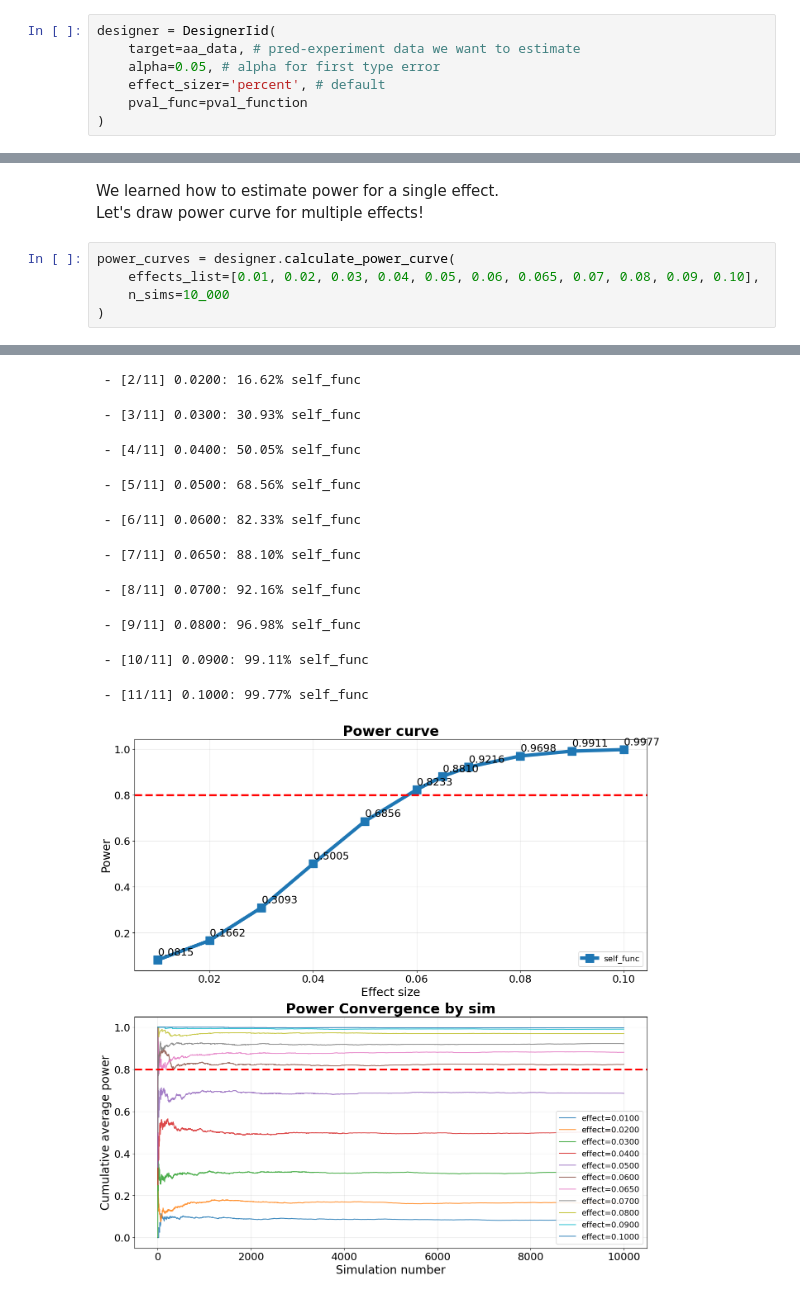
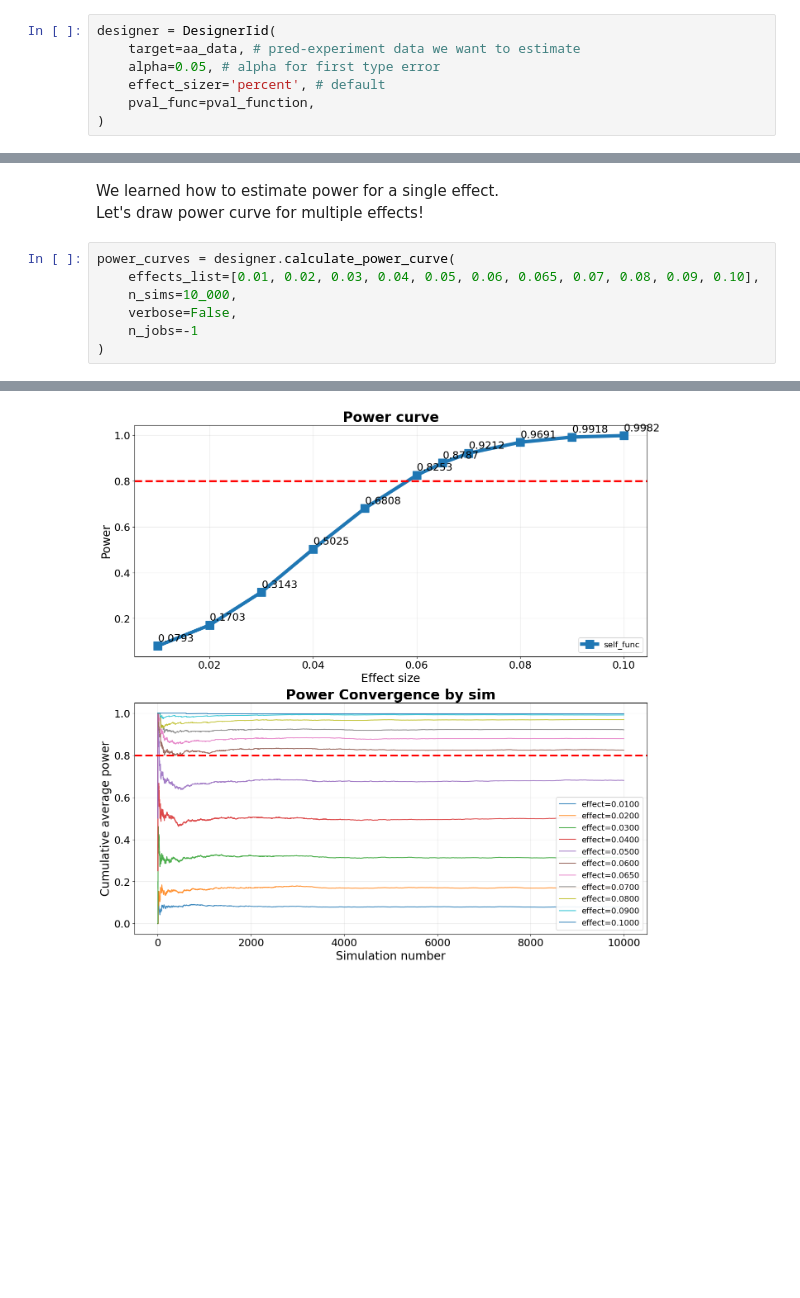
Before and after one commit to sslastochkin/mcab, a Jupyter notebook: docs/tutorial/01_first_steps.ipynb, the cells around one changed output, grey strips where cells are left out. Saved outputs shown, nothing was run; the diff lists cells and outputs as text; blank space fills up the shorter version.

```diff
--- a/docs/tutorial/01_first_steps.ipynb
+++ b/docs/tutorial/01_first_steps.ipynb
@@ -51,7 +51,7 @@ designer = DesignerIid(
     target=aa_data, # pred-experiment data we want to estimate
     alpha=0.05, # alpha for first type error
     effect_sizer='percent', # default
-    pval_func=pval_function
+    pval_func=pval_function,
 )
 # %% [markdown]
 # A/A simulations checks
@@ -135,6 +145,8 @@ Let's draw power curve for multiple effects!
 # %%
 power_curves = designer.calculate_power_curve(
     effects_list=[0.01, 0.02, 0.03, 0.04, 0.05, 0.06, 0.065, 0.07, 0.08, 0.09, 0.10],
-    n_sims=10_000
+    n_sims=10_000,
+    verbose=False,
+    n_jobs=-1
 )
 # %% [output]
@@ -143,12 +153,2 @@ Calculating power curve...
- - [2/11] 0.0200: 16.62% self_func
- - [3/11] 0.0300: 30.93% self_func
- - [4/11] 0.0400: 50.05% self_func
- - [5/11] 0.0500: 68.56% self_func
- - [6/11] 0.0600: 82.33% self_func
- - [7/11] 0.0650: 88.10% self_func
- - [8/11] 0.0700: 92.16% self_func
- - [9/11] 0.0800: 96.98% self_func
- - [10/11] 0.0900: 99.11% self_func
- - [11/11] 0.1000: 99.77% self_func
-[figure, old version]
+[figure, new version]
 # %% [markdown]
```
Also changed, not shown: parts of 5 cells of this notebook.
